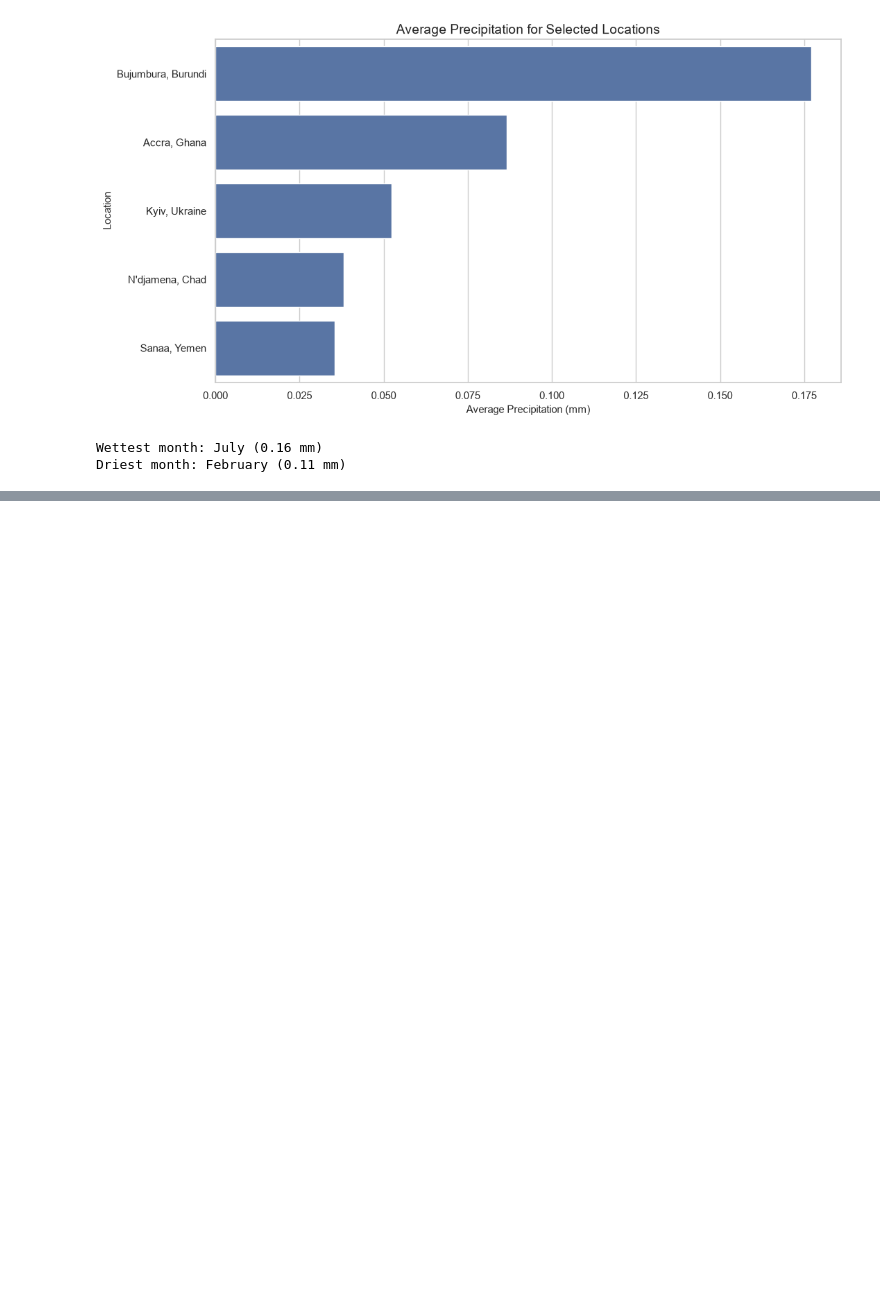
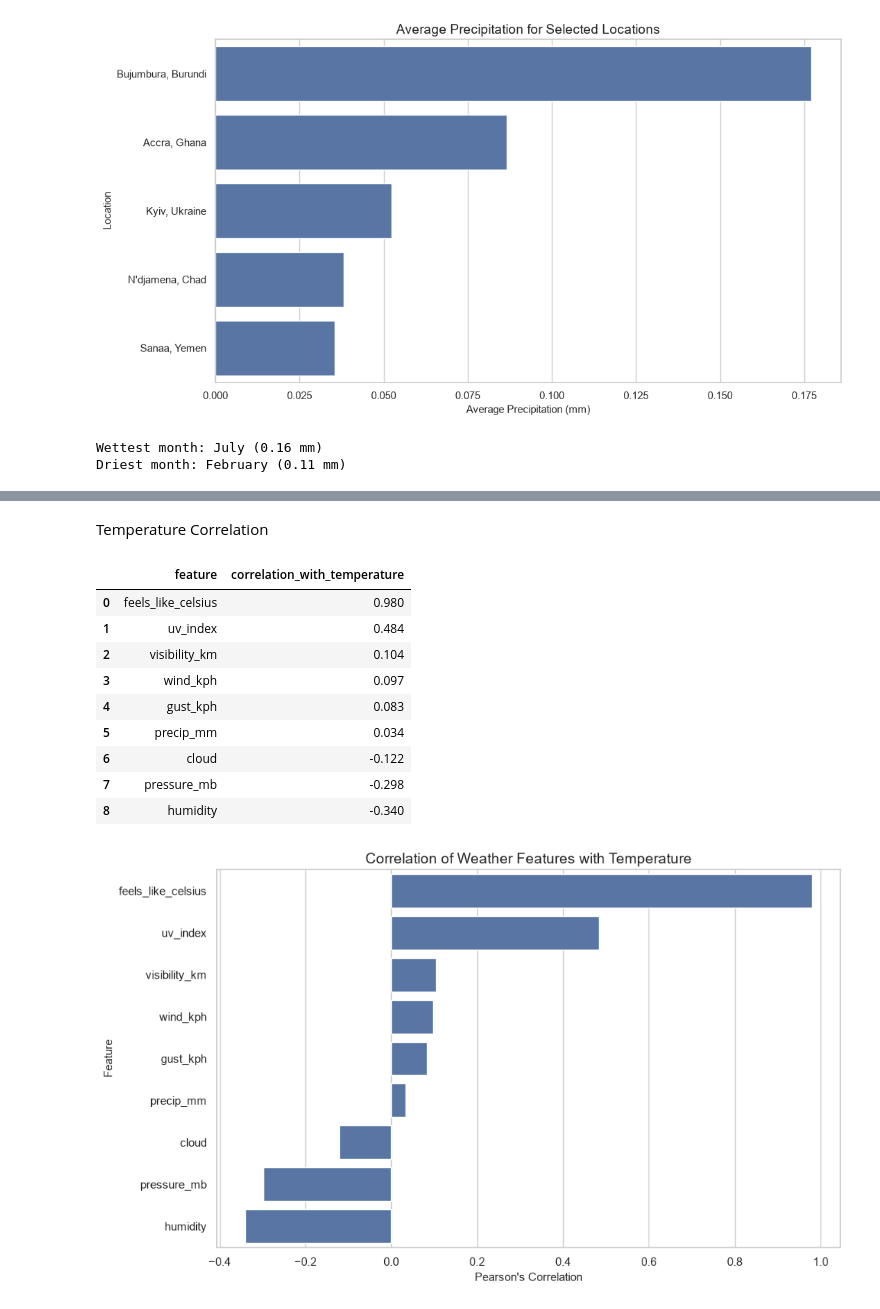
Before and after one commit to rajaraman04/Weather-Forecasting, a Jupyter notebook: weather_trend_forecasting.ipynb, the cells around one changed output, grey strips where cells are left out. Cells and saved outputs as stored; diff of their text form; code cells hidden in the pictures; blank space fills up the shorter version.

```diff
--- a/weather_trend_forecasting.ipynb
+++ b/weather_trend_forecasting.ipynb
@@ -1168,0 +1254,24 @@ display(precip_summary)
+# %% [markdown]
+Temperature Correlation
+# %%
+temperature_correlations = correlation_matrix[TARGET_COLUMN].drop(TARGET_COLUMN).sort_values(ascending=False).rename("correlation_with_temperature").reset_index().rename(columns={"index": "feature"})
+display(temperature_correlations)
+plt.figure(figsize=(10, 6))
+sns.barplot(data=temperature_correlations,x="correlation_with_temperature",y="feature")
+plt.title("Correlation of Weather Features with Temperature")
+plt.xlabel("Pearson's Correlation")
+plt.ylabel("Feature")
+plt.tight_layout()
+plt.show()
+# %% [output]
+|  | feature | correlation_with_temperature |
+| 0 | feels_like_celsius | 0.980 |
+| 1 | uv_index | 0.484 |
+| 2 | visibility_km | 0.104 |
+| 3 | wind_kph | 0.097 |
+| 4 | gust_kph | 0.083 |
+| 5 | precip_mm | 0.034 |
+| 6 | cloud | -0.122 |
+| 7 | pressure_mb | -0.298 |
+| 8 | humidity | -0.340 |
+[figure, added]
```
Also changed, not shown: parts of 26 cells of this notebook.
